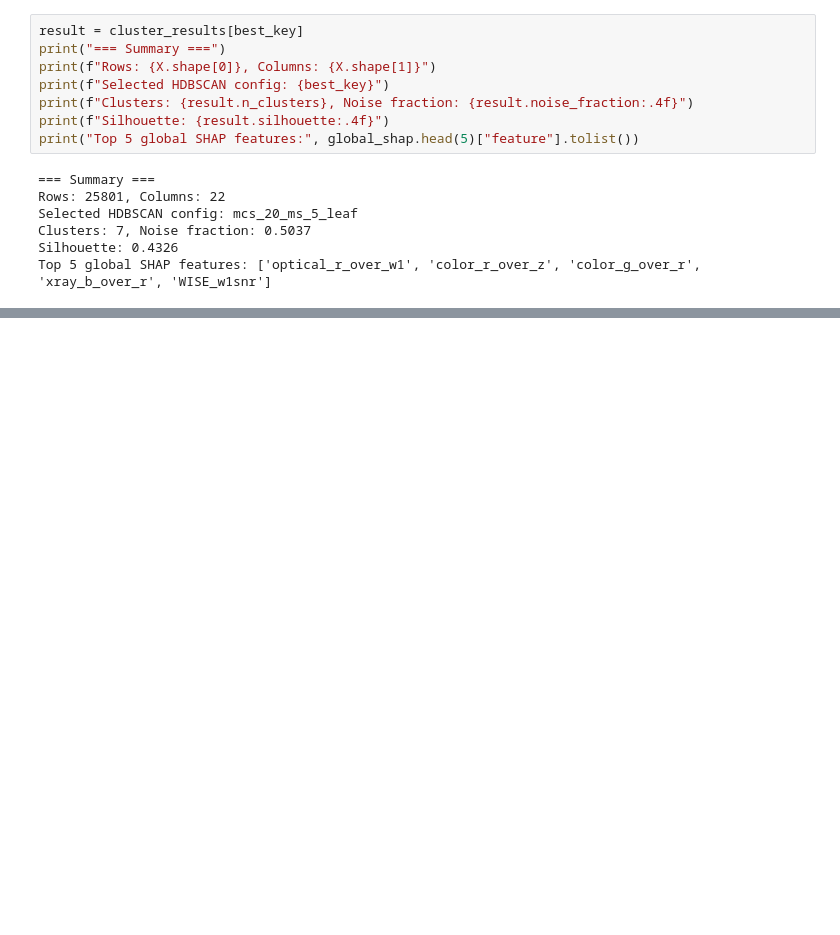
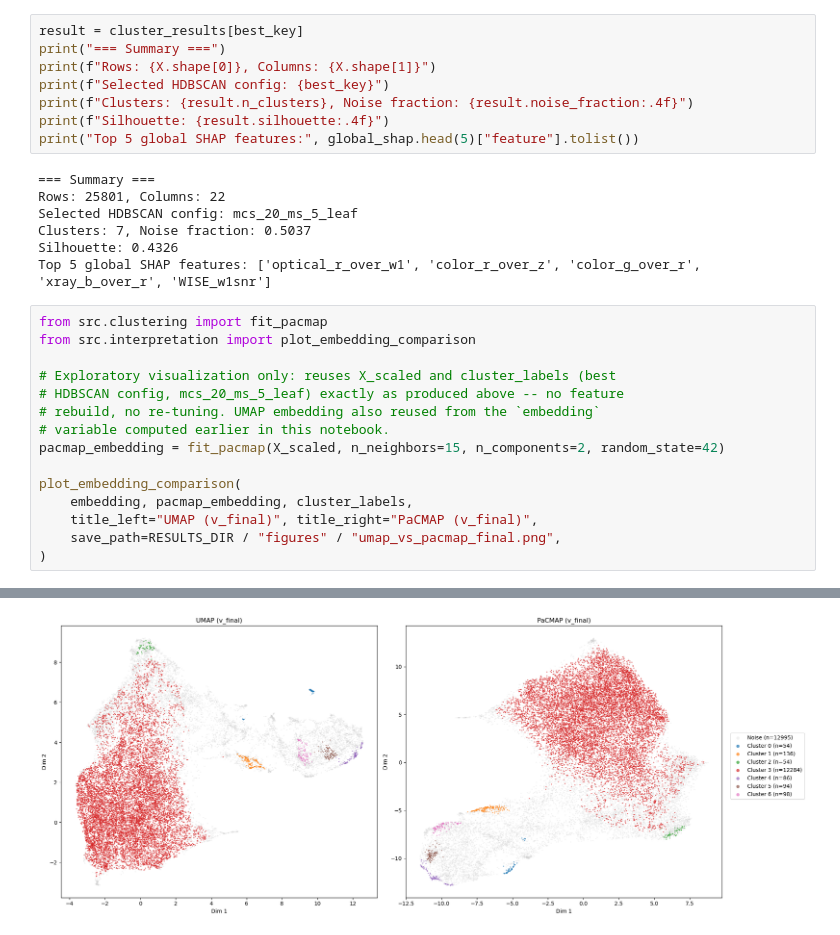
Before and after one commit to karsssss/astro-csc-agn-classification, a Jupyter notebook: notebooks/analysis.ipynb, the cells around one changed output, grey strips where cells are left out. Saved outputs shown, nothing was run; the diff lists cells and outputs as text; blank space fills up the shorter version.

```diff
--- a/notebooks/analysis.ipynb
+++ b/notebooks/analysis.ipynb
@@ -208,3 +219,19 @@ Selected HDBSCAN config: mcs_20_ms_5_leaf
 Clusters: 7, Noise fraction: 0.5037
 Silhouette: 0.4326
 Top 5 global SHAP features: ['optical_r_over_w1', 'color_r_over_z', 'color_g_over_r', 'xray_b_over_r', 'WISE_w1snr']
+# %%
+from src.clustering import fit_pacmap
+from src.interpretation import plot_embedding_comparison
+
+# Exploratory visualization only: reuses X_scaled and cluster_labels (best
+# HDBSCAN config, mcs_20_ms_5_leaf) exactly as produced above -- no feature
+# rebuild, no re-tuning. UMAP embedding also reused from the `embedding`
+# variable computed earlier in this notebook.
+pacmap_embedding = fit_pacmap(X_scaled, n_neighbors=15, n_components=2, random_state=42)
+
+plot_embedding_comparison(
+    embedding, pacmap_embedding, cluster_labels,
+    title_left="UMAP (v_final)", title_right="PaCMAP (v_final)",
+    save_path=RESULTS_DIR / "figures" / "umap_vs_pacmap_final.png",
+)
+# %% [output]
@@ -210,0 +239 @@ Top 5 global SHAP features: ['optical_r_over_w1', 'color_r_over_z', 'color_g_ove
+[figure, added]
```
Also changed, not shown: parts of 8 cells of this notebook, 7 other files.
